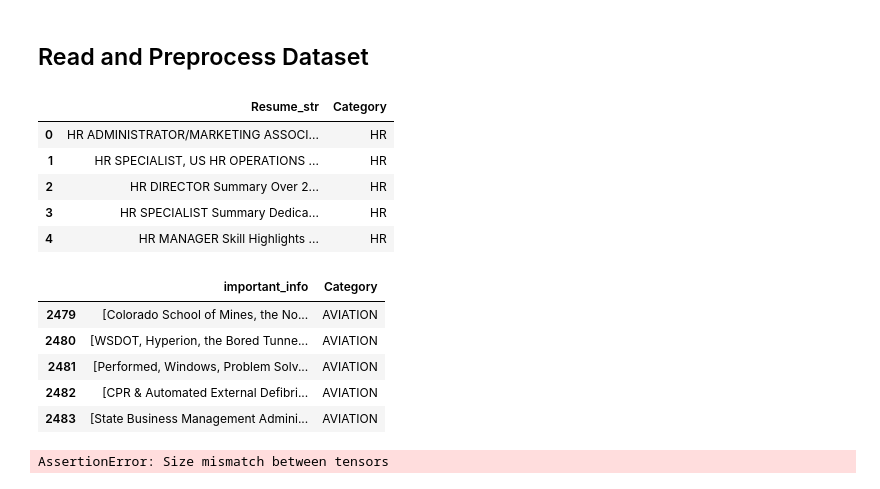
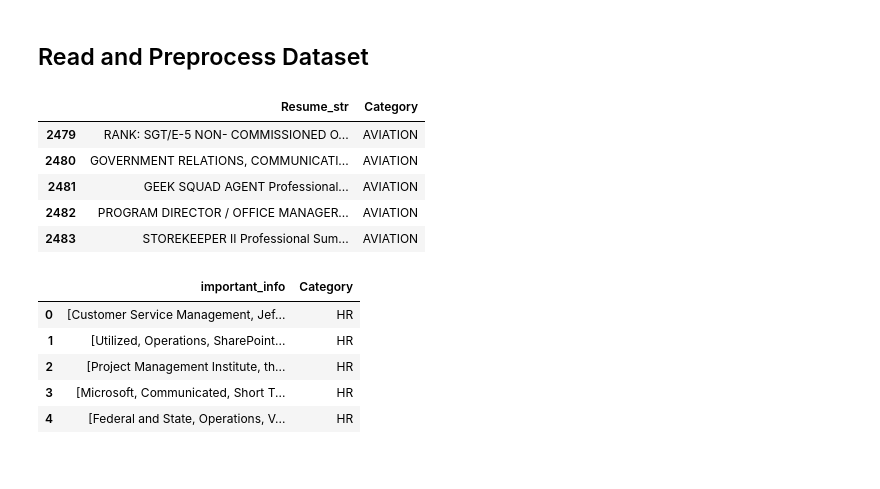
Before and after one commit to LorXinHui/DevHack, a Jupyter notebook: codes/classify_category.ipynb, the cells around one changed output. Cells and saved outputs as stored; diff of their text form; code cells hidden in the pictures.

```diff
--- a/codes/classify_category.ipynb
+++ b/codes/classify_category.ipynb
@@ -43,72 +43,22 @@ def get_important_info(resume_text):
 # %%
 df2 = pd.read_csv("C:/Clubs and Society/DevHack/DevHack/dataset/Resume/Resume.csv")
 df2 = df2[['Resume_str', 'Category']]
-df2.head(5)
+df2.tail(5)
 # %% [output]
 |  | Resume_str | Category |
-| 0 | HR ADMINISTRATOR/MARKETING ASSOCI... | HR |
-| 1 | HR SPECIALIST, US HR OPERATIONS ... | HR |
-| 2 | HR DIRECTOR Summary Over 2... | HR |
-| 3 | HR SPECIALIST Summary Dedica... | HR |
-| 4 | HR MANAGER Skill Highlights ... | HR |
+| 2479 | RANK: SGT/E-5 NON- COMMISSIONED O... | AVIATION |
+| 2480 | GOVERNMENT RELATIONS, COMMUNICATI... | AVIATION |
+| 2481 | GEEK SQUAD AGENT Professional... | AVIATION |
+| 2482 | PROGRAM DIRECTOR / OFFICE MANAGER... | AVIATION |
+| 2483 | STOREKEEPER II Professional Sum... | AVIATION |
 # %%
 df2['important_info'] = df2['Resume_str'].apply(get_important_info)
 df1 = df2[['important_info', 'Category']]
-df1.tail(5)
+df1.head(5)
 # %% [output]
 |  | important_info | Category |
-| 2479 | [Colorado School of Mines, the No... | AVIATION |
-| 2480 | [WSDOT, Hyperion, the Bored Tunne... | AVIATION |
-| 2481 | [Performed, Windows, Problem Solv... | AVIATION |
-| 2482 | [CPR & Automated External Defibri... | AVIATION |
-| 2483 | [State Business Management Admini... | AVIATION |
+| 0 | [Customer Service Management, Jef... | HR |
+| 1 | [Utilized, Operations, SharePoint... | HR |
+| 2 | [Project Management Institute, th... | HR |
+| 3 | [Microsoft, Communicated, Short T... | HR |
+| 4 | [Federal and State, Operations, V... | HR |
-# %%
-# Convert data to a DataFrame
-df = pd.DataFrame(df1)
-
-# Load BERT tokenizer
-tokenizer = BertTokenizer.from_pretrained('bert-base-uncased', do_lower_case=True)
-
-# Tokenize and preprocess the data
-def preprocess_text(texts, max_len=512):
-    tokens = []
-    for text in texts:
-        # Use 'encode_plus' for each text in the list
-        encoding = tokenizer.encode_plus(
-            text,
-            add_special_tokens=True,
-            max_length=max_len,
-            padding="max_length",
-            return_attention_mask=True,
-            return_tensors="pt"
-        )
-        tokens.append(encoding)
-    return tokens
-
-# Apply the preprocessing function to the 'important_info' column
-df['tokens'] = df['important_info'].apply(preprocess_text)
-
-# Find the maximum length of tokens or default to 0 if there are no tokens
-max_len = max(max(len(token['input_ids'][0]) for token in tokens) if tokens else 0 for tokens in df['tokens'])
-
-# Pad or truncate sequences to the maximum length
-for i, tokens in enumerate(df['tokens']):
-    for j, token in enumerate(tokens):
-        for key in token:
-            df['tokens'][i][j][key] = token[key][:max_len]
-
-# Flatten the list of tokens for each sample
-flat_tokens = [token for tokens in df['tokens'] for token in tokens]
-
-# Create input tensors
-input_ids = torch.cat([tensor['input_ids'] for tensor in flat_tokens], dim=0)
-attention_masks = torch.cat([tensor['attention_mask'] for tensor in flat_tokens], dim=0)
-
-# Repeat labels for each token
-labels = torch.tensor(df['Category'].astype('category').cat.codes.values.repeat(len(flat_tokens[0])))
-
-# Create a PyTorch DataLoader
-dataset = TensorDataset(input_ids, attention_masks, labels)
-dataloader = DataLoader(dataset, batch_size=2, shuffle=True)
-# %% [output]
-AssertionError: Size mismatch between tensors
```
Also changed, not shown: parts of 11 cells of this notebook.
